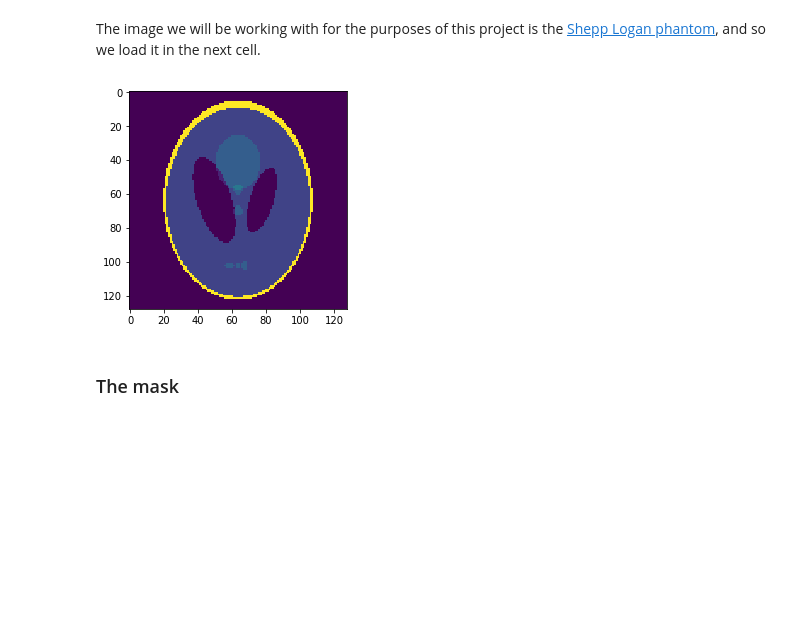
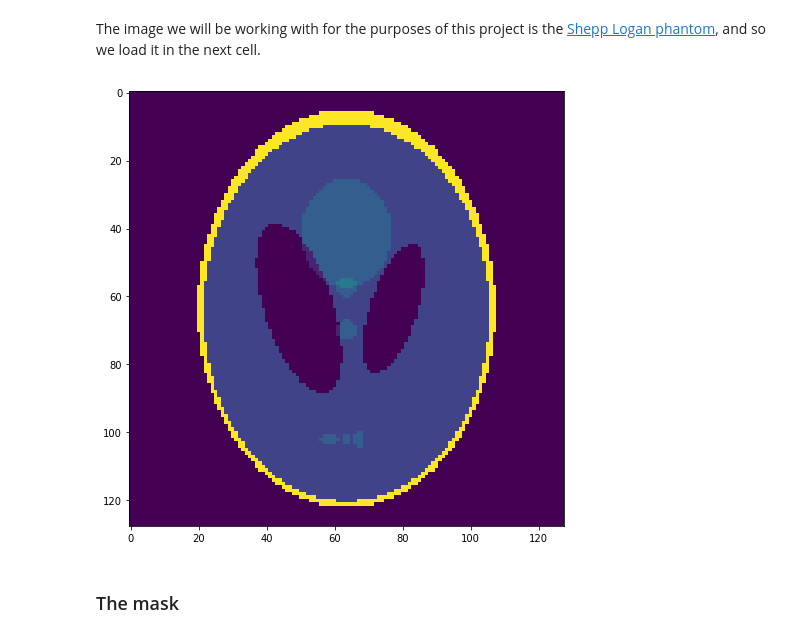
Before and after one commit to tbemsi/sk-rock, a Jupyter notebook: SK-ROCK.ipynb, the cells around one changed output. Cells and saved outputs as stored; diff of their text form; code cells hidden in the pictures; blank space fills up the shorter version.

```diff
--- a/SK-ROCK.ipynb
+++ b/SK-ROCK.ipynb
@@ -13,11 +46,12 @@ import helper as t
 # %% [markdown]
 The image we will be working with for the purposes of this project is the [Shepp Logan phantom](https://en.wikipedia.org/wiki/Shepp%E2%80%93Logan_phantom), and so we load it in the next cell.
 # %%
+fig =plt.figure(figsize=(10,8))
 phantom = np.load('phantom.npy')
 plt.imshow(phantom)
 plt.show()
 # %% [output]
-[figure, old version]
+[figure, new version]
 # %% [markdown]
 ### The mask
 # %%
```
Also changed, not shown: parts of 7 cells of this notebook.
